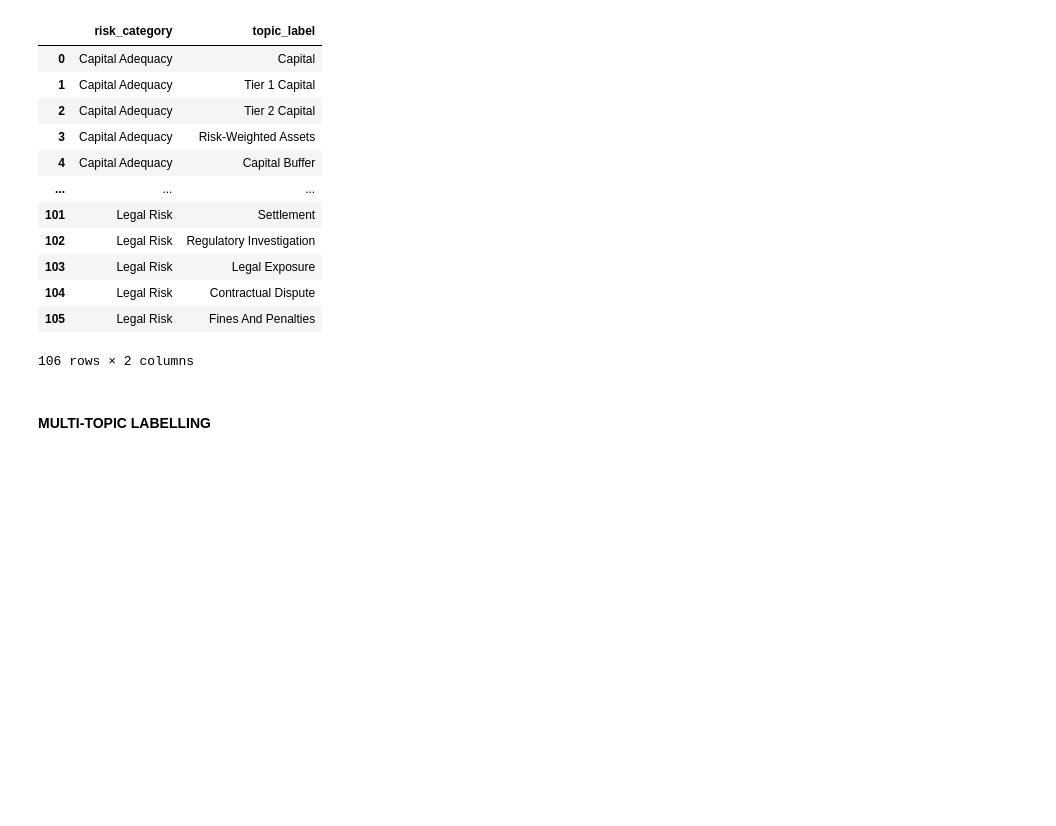
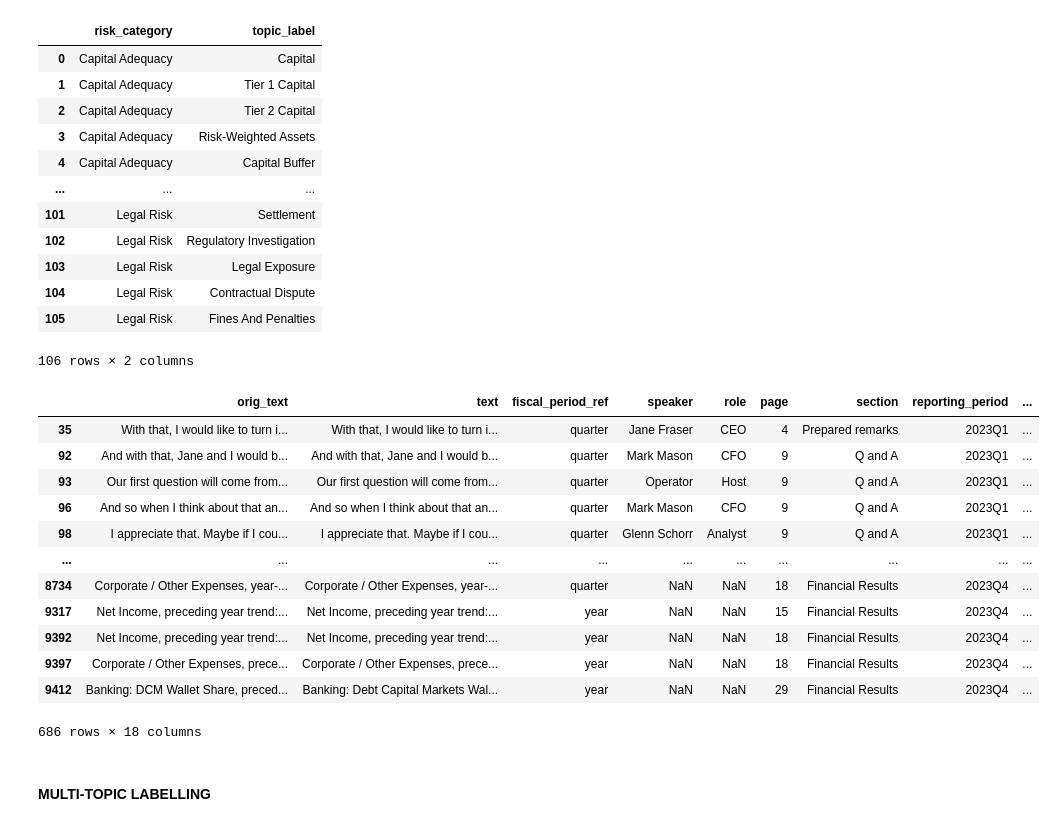
Before and after one commit to zr03/bank-of-eng-risk-monitoring, a Jupyter notebook: boe_risk_monitoring/nlp/nlp.ipynb, the cells around one changed output. Drawn from its saved outputs; the diff is of its cells as text; code cells hidden in the pictures; blank space fills up the shorter version.

Commit message:
update to nlp (dropping non risk text chunks and saving category-subtopic mapping)

```diff
--- a/boe_risk_monitoring/nlp/nlp.ipynb
+++ b/boe_risk_monitoring/nlp/nlp.ipynb
@@ -820,3 +823,19 @@ else:
+# %%
+df_all_text_topics[df_all_text_topics[['post_merge_topic_label', 'risk_category']].isna().any(axis=1)]
+# %% [output]
+|  | orig_text | text | fiscal_period_ref | speaker | role | page | section | reporting_period | ... |
+| 35 | With that, I would like to turn i... | With that, I would like to turn i... | quarter | Jane Fraser | CEO | 4 | Prepared remarks | 2023Q1 | ... |
+| 92 | And with that, Jane and I would b... | And with that, Jane and I would b... | quarter | Mark Mason | CFO | 9 | Q and A | 2023Q1 | ... |
+| 93 | Our first question will come from... | Our first question will come from... | quarter | Operator | Host | 9 | Q and A | 2023Q1 | ... |
+| 96 | And so when I think about that an... | And so when I think about that an... | quarter | Mark Mason | CFO | 9 | Q and A | 2023Q1 | ... |
+| 98 | I appreciate that. Maybe if I cou... | I appreciate that. Maybe if I cou... | quarter | Glenn Schorr | Analyst | 9 | Q and A | 2023Q1 | ... |
+| ... | ... | ... | ... | ... | ... | ... | ... | ... | ... |
+| 8734 | Corporate / Other Expenses, year-... | Corporate / Other Expenses, year-... | quarter | NaN | NaN | 18 | Financial Results | 2023Q4 | ... |
+| 9317 | Net Income, preceding year trend:... | Net Income, preceding year trend:... | year | NaN | NaN | 15 | Financial Results | 2023Q4 | ... |
+| 9392 | Net Income, preceding year trend:... | Net Income, preceding year trend:... | year | NaN | NaN | 18 | Financial Results | 2023Q4 | ... |
+| 9397 | Corporate / Other Expenses, prece... | Corporate / Other Expenses, prece... | year | NaN | NaN | 18 | Financial Results | 2023Q4 | ... |
+| 9412 | Banking: DCM Wallet Share, preced... | Banking: Debt Capital Markets Wal... | year | NaN | NaN | 29 | Financial Results | 2023Q4 | ... |
+686 rows × 18 columns
 # %% [markdown]
 #### **MULTI-TOPIC LABELLING**
 # %%
```
Also changed, not shown: parts of 3 cells of this notebook.
